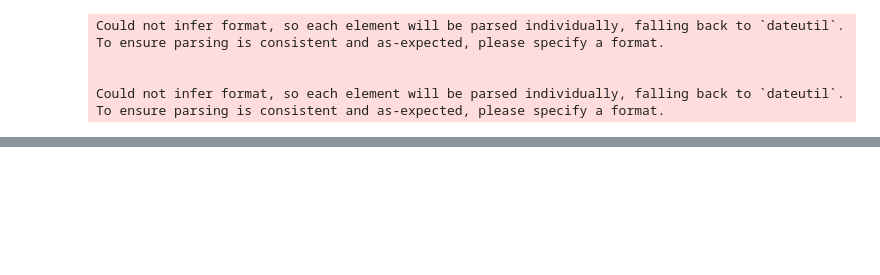
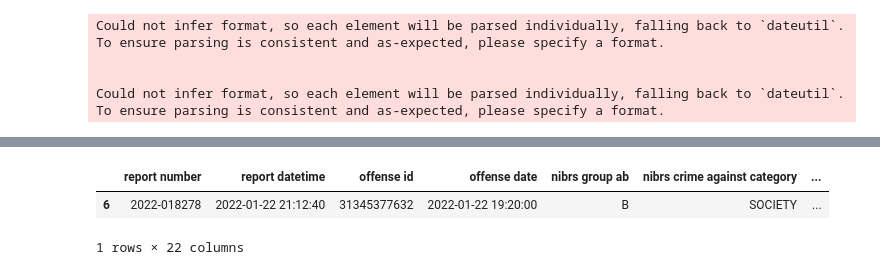
Before and after one commit to talesaraujoc/analise_dados_crimes_seattle, a Jupyter notebook: src/analise_dados.ipynb, the cells around one changed output, grey strips where cells are left out. Saved outputs shown, nothing was run; the diff lists cells and outputs as text; code cells hidden in the pictures; blank space fills up the shorter version.

```diff
--- a/src/analise_dados.ipynb
+++ b/src/analise_dados.ipynb
@@ -56,0 +65,6 @@ dff.groupby('year').agg({'offense id':'count'})
+# %%
+dff_eda.head(1)
+# %% [output]
+|  | report number | report datetime | offense id | offense date | nibrs group ab | nibrs crime against category | ... |
+| 6 | 2022-018278 | 2022-01-22 21:12:40 | 31345377632 | 2022-01-22 19:20:00 | B | SOCIETY | ... |
+1 rows × 22 columns
```
Also changed, not shown: parts of 43 cells of this notebook, 2 other files.
